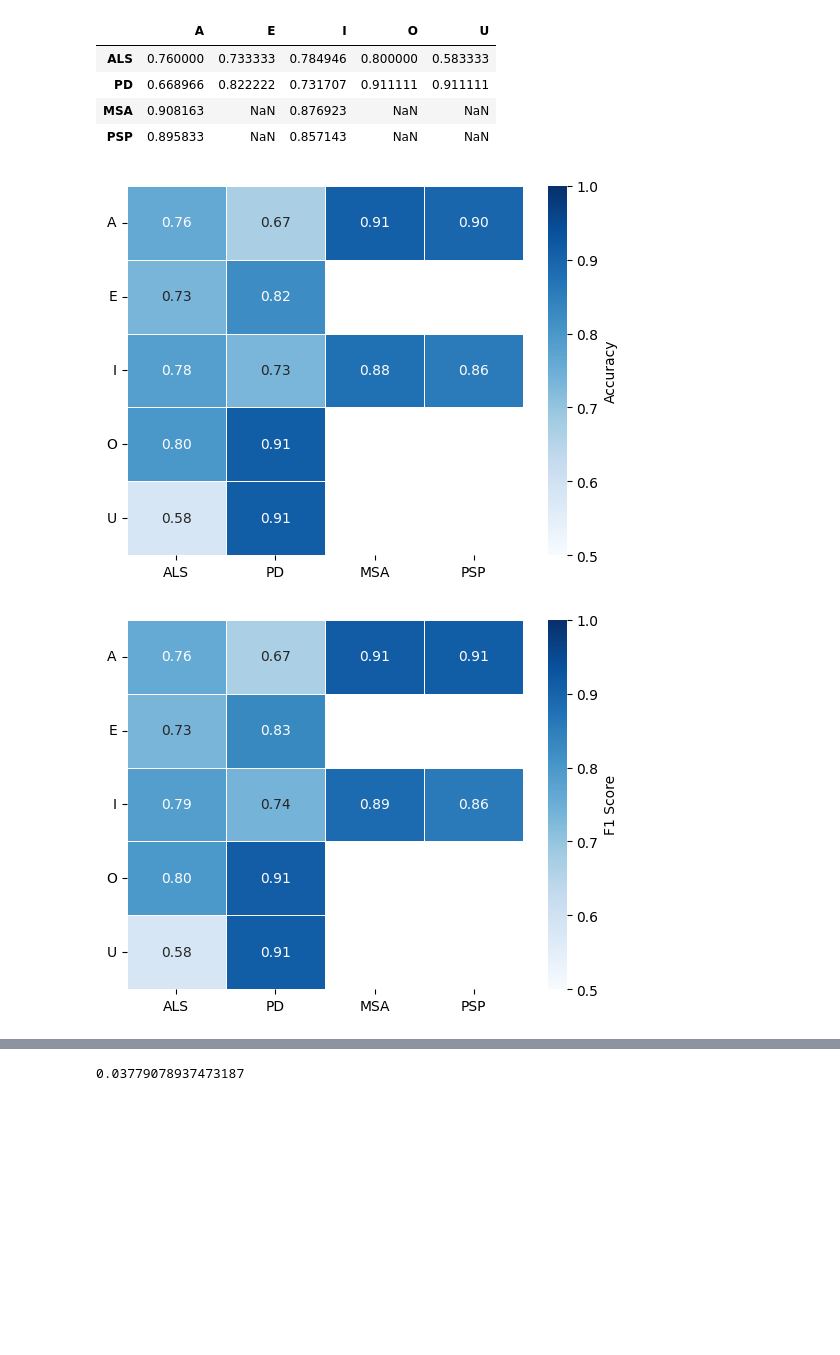
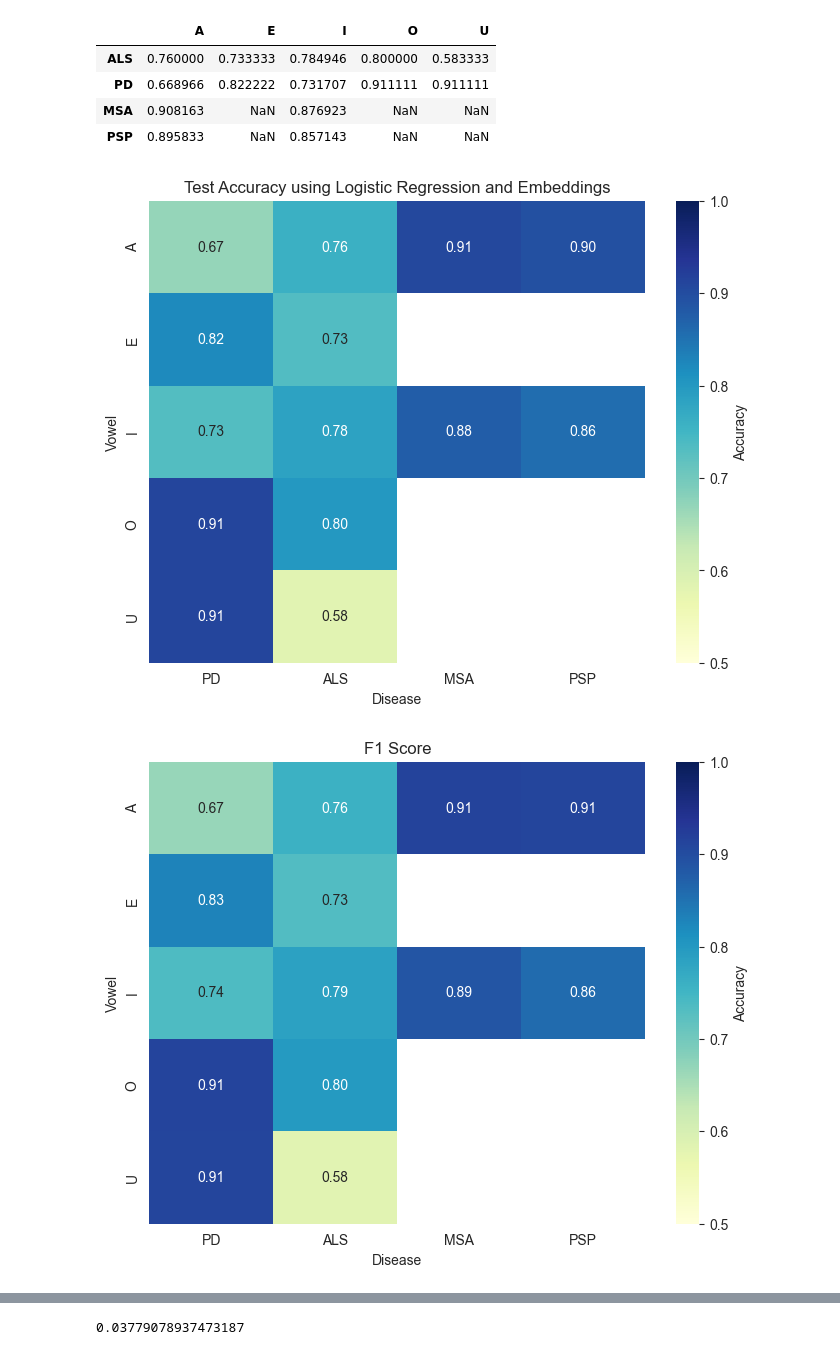
Before and after one commit to ktolnos/als-project, a Jupyter notebook: embeddings.ipynb, the cells around one changed output, grey strips where cells are left out. Cells and saved outputs as stored; diff of their text form; code cells hidden in the pictures; blank space fills up the shorter version.

Commit message:
Plots for embeddings

```diff
--- a/embeddings.ipynb
+++ b/embeddings.ipynb
@@ -139,27 +139,41 @@ Phoneme: U, label: PSP
 | PSP | 0.895833 | NaN | 0.857143 | NaN | NaN |
 # %%
 def plot_heatmap(data, title, name):
-    sns.heatmap(
-        data.T,
-        annot=True,
-        cmap='Blues',
-        fmt=".2f",
-        linewidths=0.5,
-        cbar_kws={'label': title},
-        annot_kws={"size": 10},
+    plt.figure(figsize=(8, 6))
+    disease_order = [ "PD","ALS", "MSA", "PSP"]
+    vowel_order = ['A', 'E', 'I', 'O', 'U']
+    data = data.loc[disease_order, vowel_order]
+    sns.set_style(style='white')
+    sns.heatmap(data.T, annot=True, fmt=".2f", cmap="YlGnBu", cbar_kws={'label': 'Accuracy'},
         vmin=0.5,
         vmax=1.0,
     )
-    plt.yticks(rotation=0)
-    #plt.title(title)
+    #
+    # sns.heatmap(
+    #     data.T,
+    #     annot=True,
+    #     cmap='Blues',
+    #     fmt=".2f",
+    #     linewidths=0.5,
+    #     cbar_kws={'label': title},
+    #     annot_kws={"size": 10},
+    #     vmin=0.5,
+    #     vmax=1.0,
+    # )
+    # plt.yticks(rotation=0)
+    plt.title(title)
+    plt.grid(False)
+    plt.xlabel('Disease')
+    plt.ylabel('Vowel')
     plt.savefig(f'plots/Embeddings_{name}.png')
+    plt.savefig(f'plots/Embeddings_{name}.pdf')
     plt.show()
 
-plot_heatmap(acc, 'Accuracy', 'acc_logistic')
+plot_heatmap(acc, 'Test Accuracy using Logistic Regression and Embeddings', 'acc_logistic')
 plot_heatmap(f1s, 'F1 Score', 'f1_logistic')
 # %% [output]
-[figure, old version]
+[figure, new version]
-[figure, old version]
+[figure, new version]
 # %%
 model = MLPClassifier(max_iter=10000, hidden_layer_sizes=(256, 128, 64), activation='relu', alpha=0.01)
 acc, f1s = test_model(model)
```
Also changed, not shown: parts of 4 cells of this notebook.
